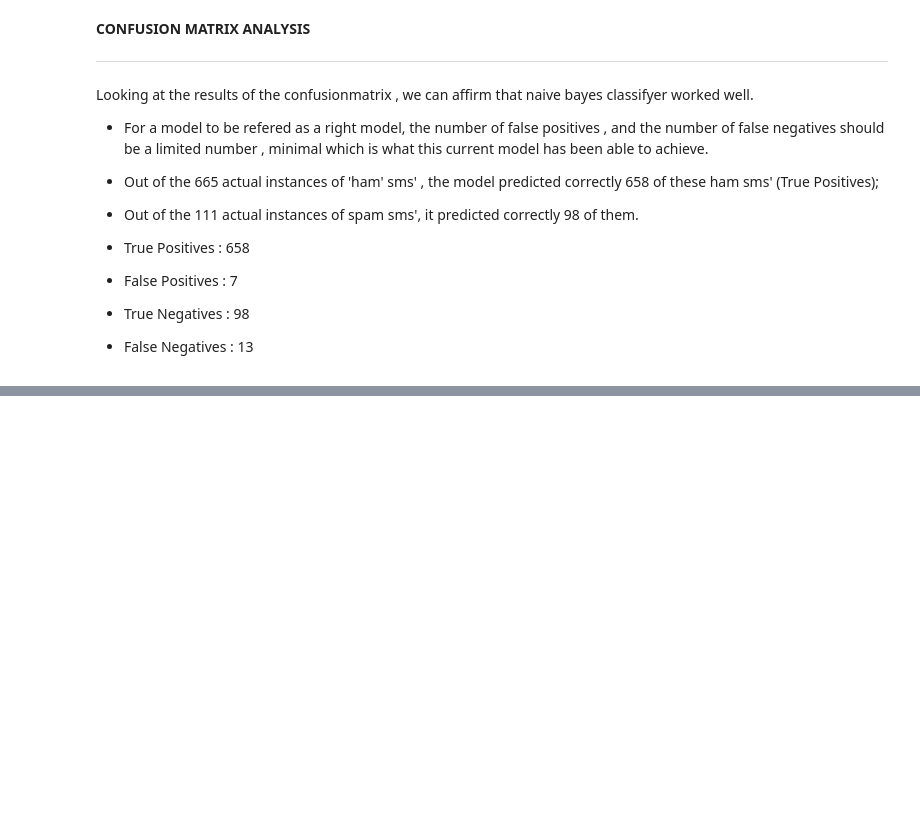
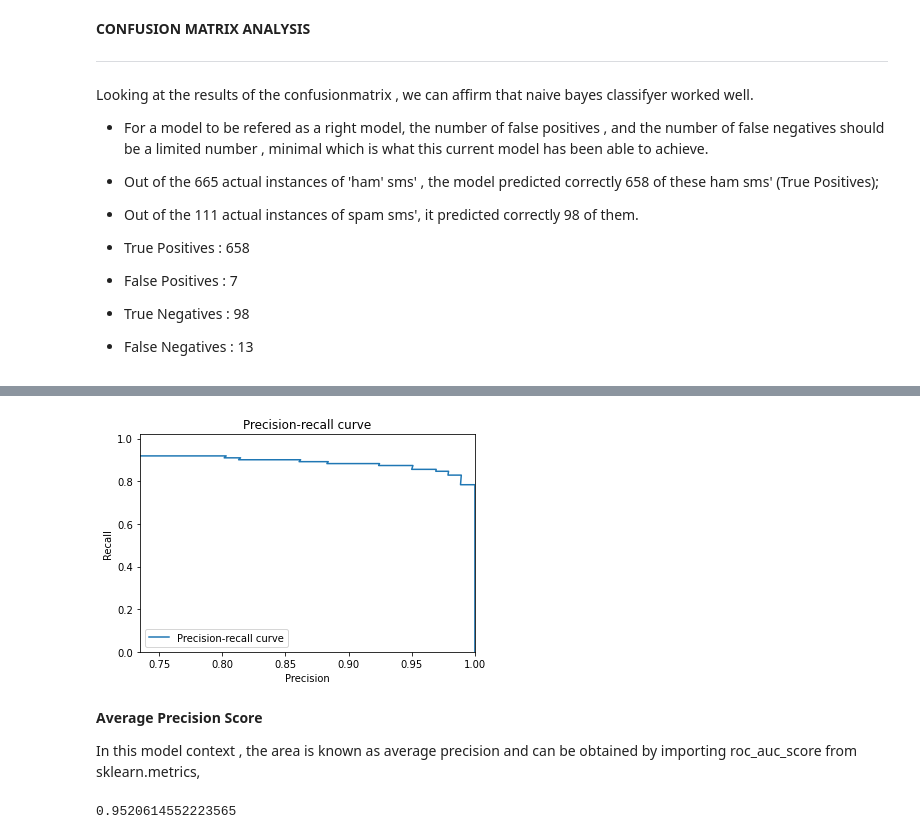
Before and after one commit to wandieinnocents/SpamSmsDetector_MachineLearning, a Jupyter notebook: SmsSpamClassifyerFinal.ipynb, the cells around one changed output, grey strips where cells are left out. Drawn from its saved outputs; the diff is of its cells as text; code cells hidden in the pictures; blank space fills up the shorter version.

```diff
--- a/SmsSpamClassifyerFinal.ipynb
+++ b/SmsSpamClassifyerFinal.ipynb
@@ -511,0 +580,29 @@ Looking at the results of the confusionmatrix , we can affirm that naive bayes c
+# %%
+from sklearn.metrics import precision_recall_curve
+
+precision, recall, thresholds = precision_recall_curve(y_test, y_pred_prob)
+
+# create plot
+plt.plot(precision, recall, label='Precision-recall curve')
+_ = plt.xlabel('Precision')
+_ = plt.ylabel('Recall')
+_ = plt.title('Precision-recall curve')
+_ = plt.xlim([0.735, 1])
+_ = plt.ylim([0, 1.02])
+_ = plt.legend(loc="lower left")
+
+# save figure
+plt.savefig('precision_recall.png', dpi=200)
+# %% [output]
+[figure, added]
+# %% [markdown]
+**Average Precision Score**
+
+In this model context , the area is known as average precision and can be obtained by importing roc_auc_score from sklearn.metrics,
+# %%
+# average precision score
+from sklearn.metrics import average_precision_score
+
+average_precision_score(y_test, y_pred_prob)
+# %% [output]
+0.9520614552223565
```
Also changed, not shown: parts of 14 cells of this notebook.
